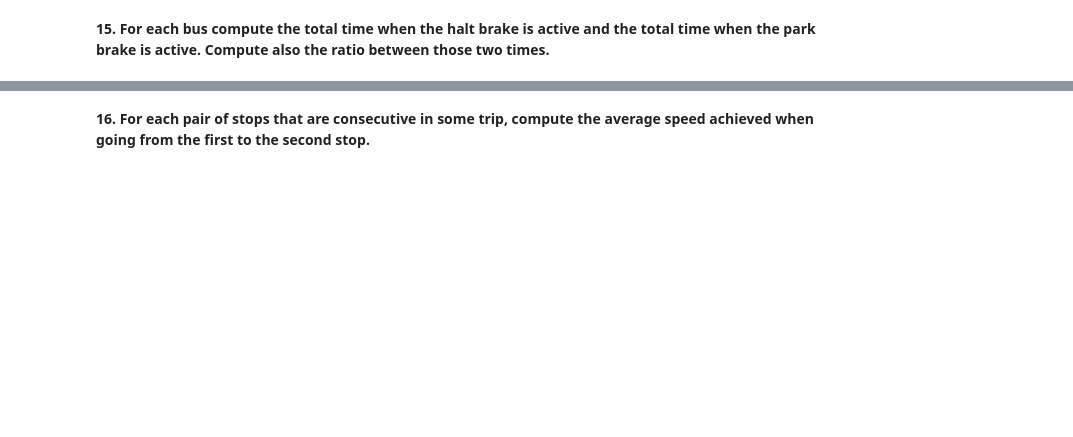
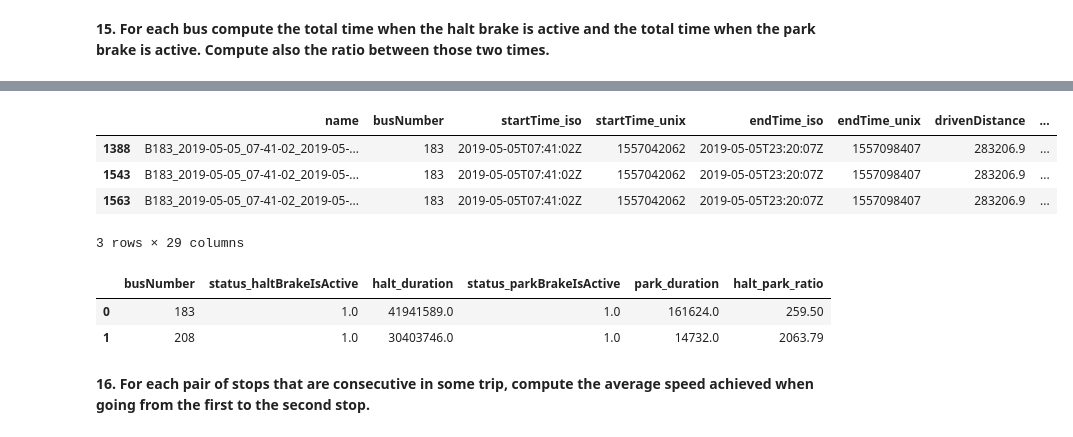
Before and after one commit to sime-99/Project_2023_Bentley_Simeoni, a Jupyter notebook: Project_Bentley_Simeoni.ipynb, the cells around one changed output, grey strips where cells are left out. Cells and saved outputs as stored; diff of their text form; code cells hidden in the pictures; blank space fills up the shorter version.

```diff
--- a/Project_Bentley_Simeoni.ipynb
+++ b/Project_Bentley_Simeoni.ipynb
@@ -349,2 +317,27 @@ merged[merged['status_haltBrakeIsActive'] == 1]
+# %%
+merged['time_unix_next'] = merged['time_unix'].shift(-1)
+merged['duration'] = merged['time_unix_next'] - merged['time_unix']
+halt = merged[merged['status_haltBrakeIsActive'] == 1]
+halt = halt.rename(columns={'duration': 'halt_duration'})
+park = merged[merged['status_parkBrakeIsActive'] == 1]
+park = park.rename(columns={'duration': 'park_duration'})
+park.head(3)
+# %% [output]
+|  | name | busNumber | startTime_iso | startTime_unix | endTime_iso | endTime_unix | drivenDistance | ... |
+| 1388 | B183_2019-05-05_07-41-02_2019-05-... | 183 | 2019-05-05T07:41:02Z | 1557042062 | 2019-05-05T23:20:07Z | 1557098407 | 283206.9 | ... |
+| 1543 | B183_2019-05-05_07-41-02_2019-05-... | 183 | 2019-05-05T07:41:02Z | 1557042062 | 2019-05-05T23:20:07Z | 1557098407 | 283206.9 | ... |
+| 1563 | B183_2019-05-05_07-41-02_2019-05-... | 183 | 2019-05-05T07:41:02Z | 1557042062 | 2019-05-05T23:20:07Z | 1557098407 | 283206.9 | ... |
+3 rows × 29 columns
+# %%
+halt_grouped = halt.groupby(['busNumber', 'status_haltBrakeIsActive'])['halt_duration'].sum().reset_index()
+park_grouped = park.groupby(['busNumber', 'status_parkBrakeIsActive'])['park_duration'].sum().reset_index()
+
+halt_park_grouped = pd.merge(halt_grouped, park_grouped, left_on = 'busNumber', right_on = 'busNumber')
+halt_park_grouped['halt_park_ratio'] = round(halt_park_grouped['halt_duration']/halt_park_grouped['park_duration'],2)
+halt_park_grouped
+# %% [output]
+|  | busNumber | status_haltBrakeIsActive | halt_duration | status_parkBrakeIsActive | park_duration | halt_park_ratio |
+| 0 | 183 | 1.0 | 41941589.0 | 1.0 | 161624.0 | 259.50 |
+| 1 | 208 | 1.0 | 30403746.0 | 1.0 | 14732.0 | 2063.79 |
 # %% [markdown]
 **16. For each pair of stops that are consecutive in some trip, compute the average speed achieved when going from the first to the second stop.**
```
Also changed, not shown: parts of 21 cells of this notebook.
